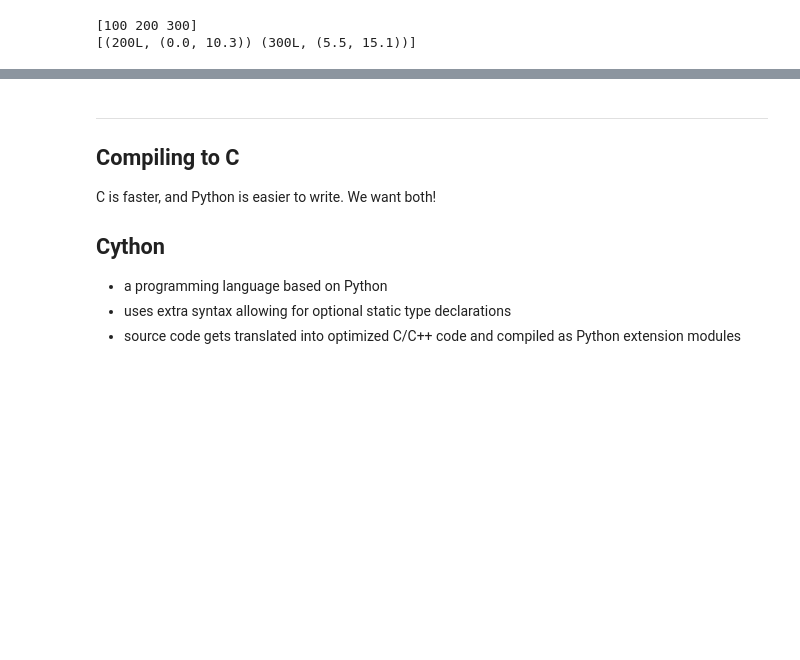
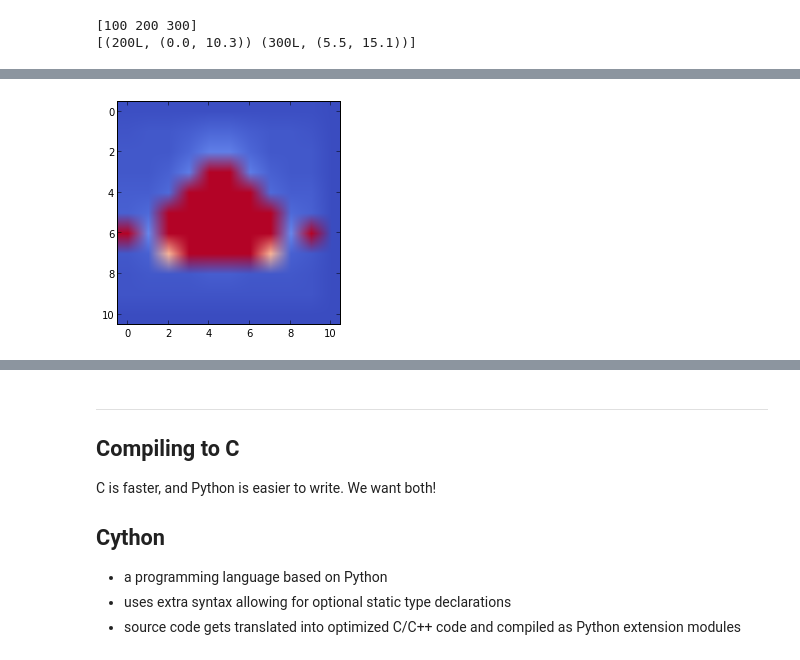
Before and after one commit to aterrel/HPCPythonSC2012, a Jupyter notebook: 02_Speeding_Python.ipynb, the cells around one changed output, grey strips where cells are left out. Saved outputs shown, nothing was run; the diff lists cells and outputs as text; code cells hidden in the pictures; blank space fills up the shorter version.

```diff
--- a/02_Speeding_Python.ipynb
+++ b/02_Speeding_Python.ipynb
@@ -472,0 +561,4 @@ print x[ x['time'] >= 200 ]
+# %%
+profile.run("draw_mandelbrot2(10, 10)", "dm2.stats")
+# %% [output]
+[figure, added]
```
Also changed, not shown: parts of 16 cells of this notebook.
